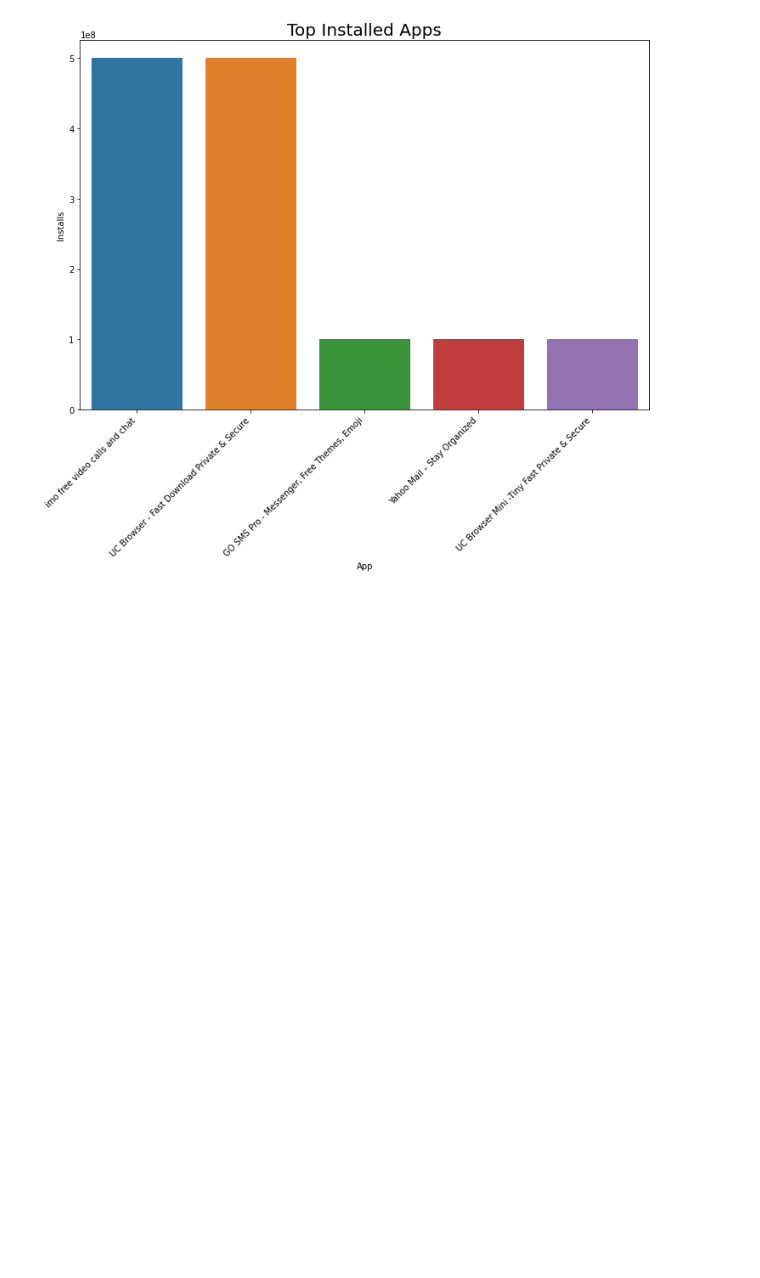
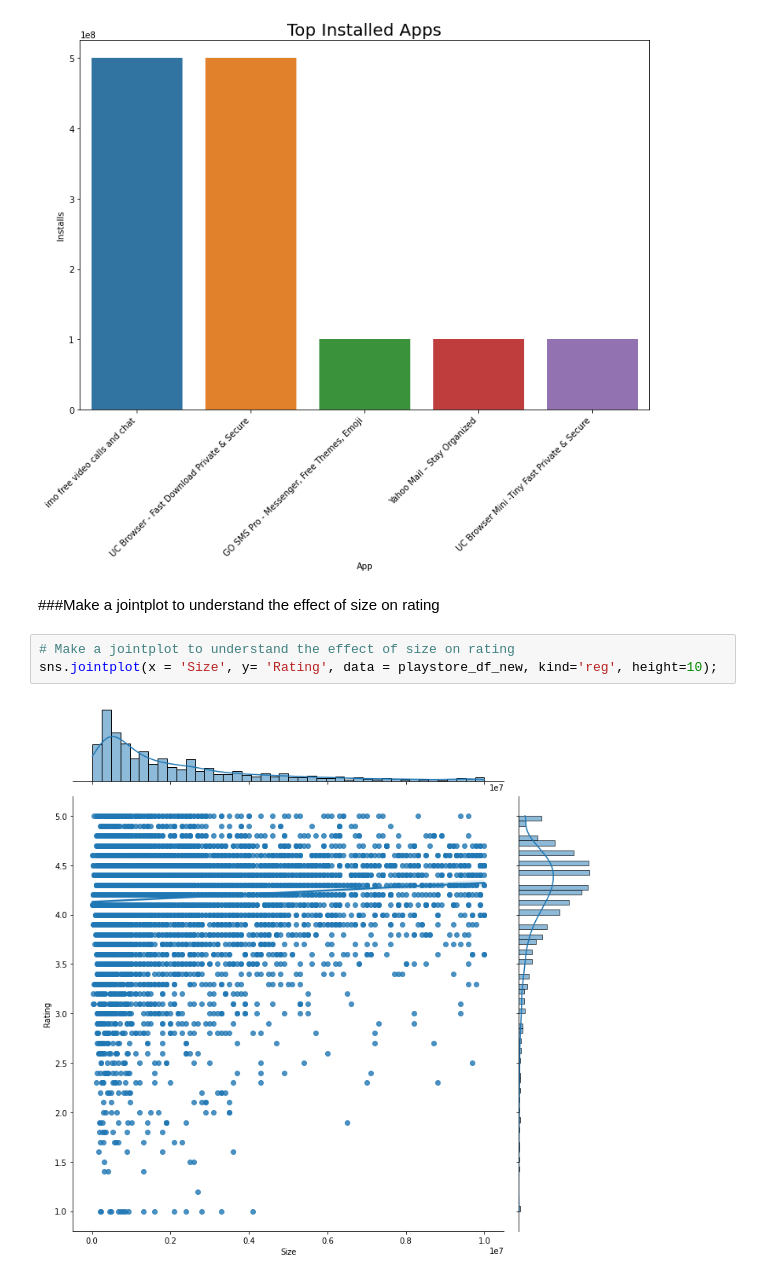
Before and after one commit to lawish/EDA_Team_notebook, a Jupyter notebook: Self_EDA_notebook_Capstone_Project.ipynb, the cells around one changed output. Cells and saved outputs as stored; diff of their text form; blank space fills up the shorter version.

```diff
--- a/Self_EDA_notebook_Capstone_Project.ipynb
+++ b/Self_EDA_notebook_Capstone_Project.ipynb
@@ -304,3 +304,10 @@ top_apps_in_category('FAMILY')
 top_apps_in_category('COMMUNICATION')
 # %% [output]
 [figure]
+# %% [markdown]
+###Make a jointplot to understand the effect of size on rating
+# %%
+# Make a jointplot to understand the effect of size on rating
+sns.jointplot(x = 'Size', y= 'Rating', data = playstore_df_new, kind='reg', height=10);
+# %% [output]
+[figure, added]
```
Also changed, not shown: parts of 17 cells of this notebook.
